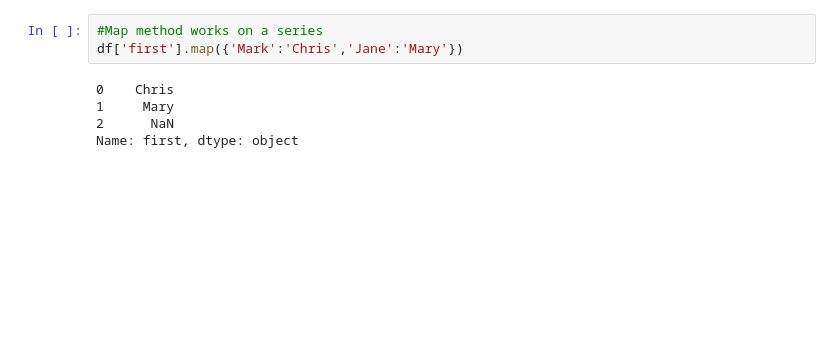
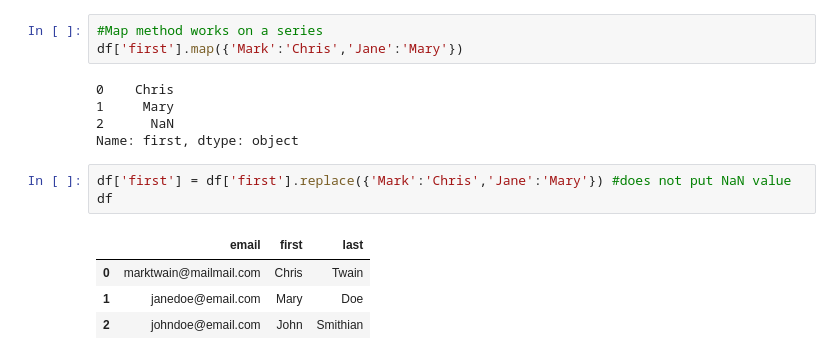
Before and after one commit to lonewolf053/AI-CLUB, a Jupyter notebook: Practice Files/pandas_practice_alt.ipynb, the cells around one changed output. Saved outputs shown, nothing was run; the diff lists cells and outputs as text; blank space fills up the shorter version.

```diff
--- a/Practice Files/pandas_practice_alt.ipynb
+++ b/Practice Files/pandas_practice_alt.ipynb
@@ -274,3 +277,11 @@ df['first'].map({'Mark':'Chris','Jane':'Mary'})
 1     Mary
 2      NaN
 Name: first, dtype: object
+# %%
+df['first'] = df['first'].replace({'Mark':'Chris','Jane':'Mary'}) #does not put NaN value
+df
+# %% [output]
+|  | email | first | last |
+| 0 | marktwain@mailmail.com | Chris | Twain |
+| 1 | janedoe@email.com | Mary | Doe |
+| 2 | johndoe@email.com | John | Smithian |
```
Also changed, not shown: parts of 5 cells of this notebook, 3 other files.
